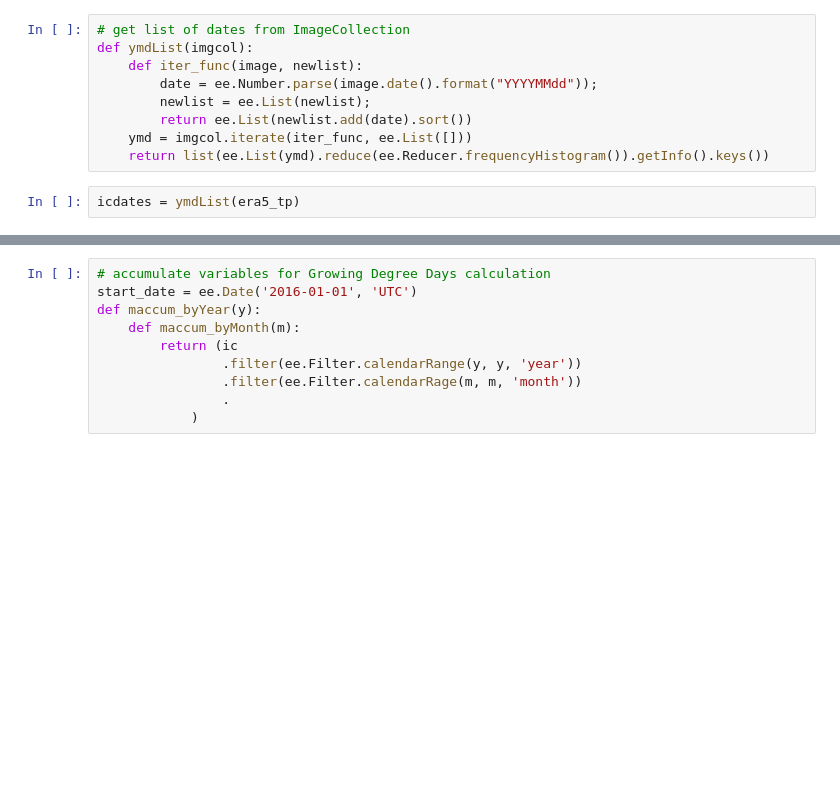
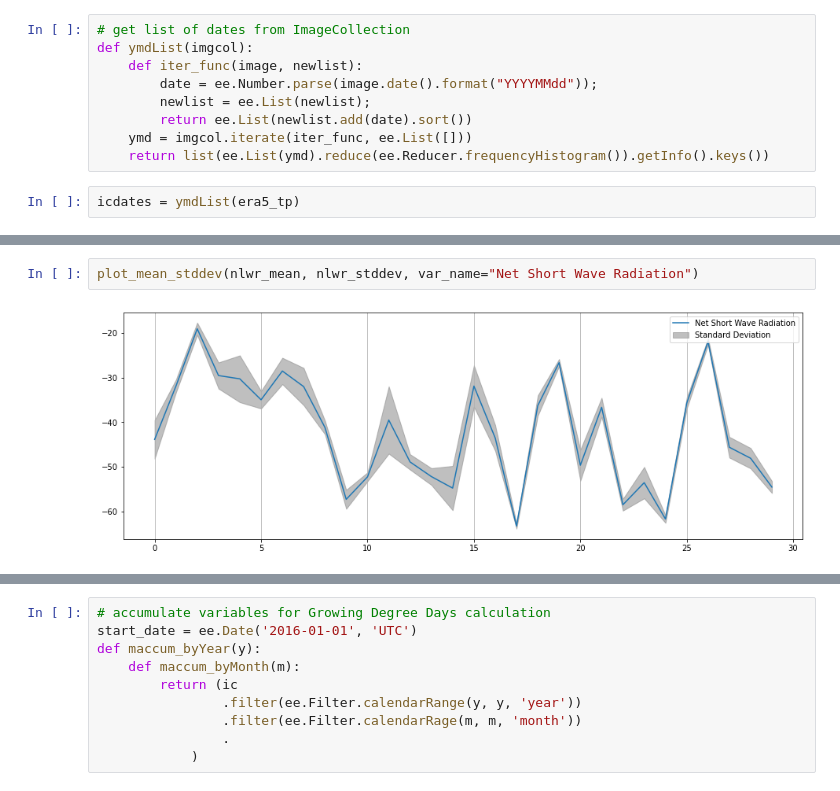
Before and after one commit to jitendra-kumar/tropical_phenology_gee, a Jupyter notebook: src/ERA5_met_statistics.ipynb, the cells around one changed output, grey strips where cells are left out. Cells and saved outputs as stored; diff of their text form; blank space fills up the shorter version.

```diff
--- a/src/ERA5_met_statistics.ipynb
+++ b/src/ERA5_met_statistics.ipynb
@@ -283,0 +359,4 @@ plot_mean_stddev(t2m_mean, t2m_stddev, var_name="2m Air Temperature")
+# %%
+plot_mean_stddev(nlwr_mean, nlwr_stddev, var_name="Net Short Wave Radiation")
+# %% [output]
+[figure, added]
```
Also changed, not shown: parts of 23 cells of this notebook, 1 other file.
